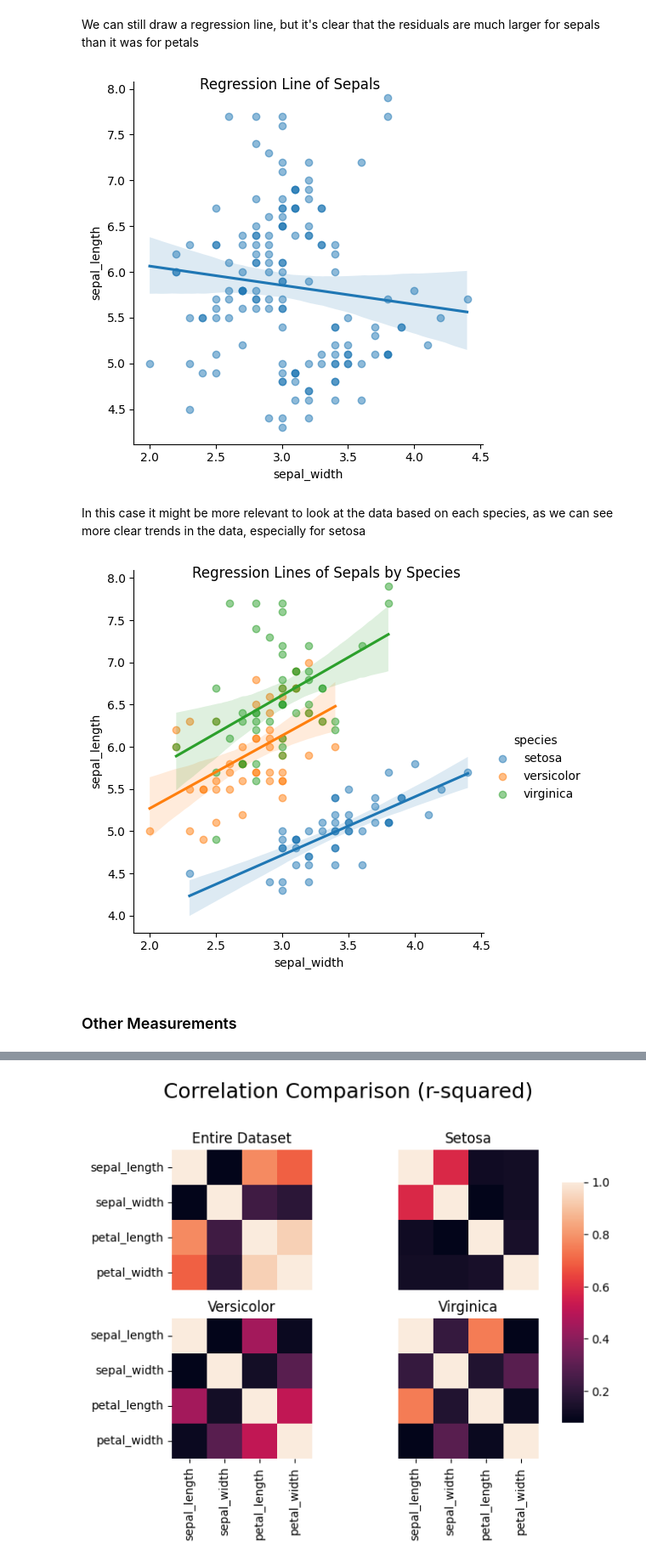
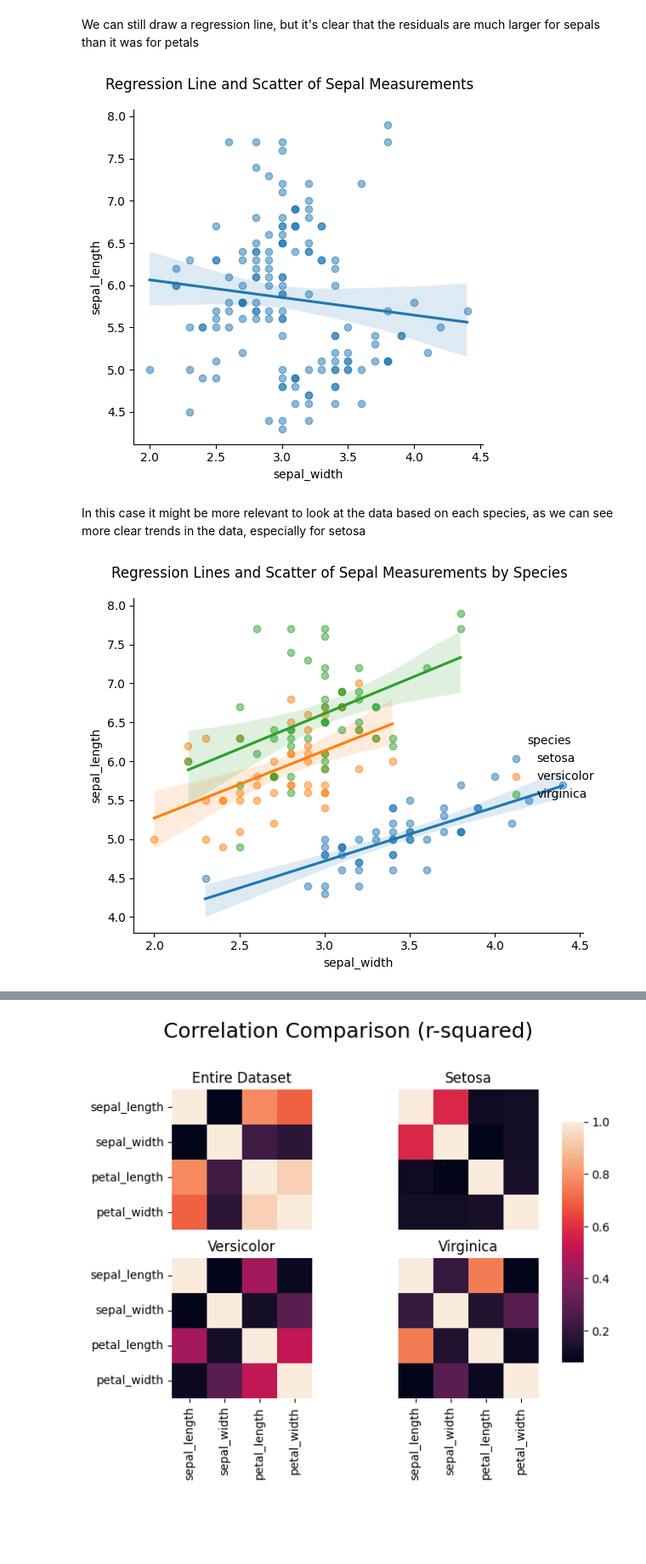
Before and after one commit to Andreas-Svensson/statistics, a Jupyter notebook: project/analysis.ipynb, the cells around one changed output, grey strips where cells are left out. Shown at 85% size. Saved outputs shown, nothing was run; the diff lists cells and outputs as text; code cells hidden in the pictures; blank space fills up the shorter version.

```diff
--- a/project/analysis.ipynb
+++ b/project/analysis.ipynb
@@ -168,20 +174,26 @@ sns.scatterplot(iris, x = "sepal_width", y = "sepal_length");
 # %% [markdown]
 We can still draw a regression line, but it's clear that the residuals are much larger for sepals than it was for petals
 # %%
+# plotting sepal width - length divided for entire dataset
+# setting alpha through scatter_kws to better show overlapping points
 sns.lmplot(iris, x = "sepal_width", y = "sepal_length", scatter_kws = dict(alpha = 0.5));
-plt.suptitle("Regression Line of Sepals")
+plt.suptitle("Regression Line and Scatter of Sepal Measurements")
 
-plt.savefig("assets/sepal_regression_scatter", bbox_inches = "tight")
+plt.tight_layout()
+
+# plt.savefig("assets/sepal_regression_scatter", bbox_inches = "tight")
 # %% [output]
-[figure, old version]
+[figure, new version]
 # %% [markdown]
 In this case it might be more relevant to look at the data based on each species, as we can see more clear trends in the data, especially for setosa
 # %%
+# plotting sepal width - length divided by species
+# setting alpha through scatter_kws to better show overlapping points
 sns.lmplot(iris, x = "sepal_width", y = "sepal_length", hue = "species", scatter_kws = dict(alpha = 0.5));
-plt.suptitle("Regression Lines of Sepals by Species")
+plt.suptitle("Regression Lines and Scatter of Sepal Measurements by Species")
 
-plt.savefig("assets/sepal_species_regression_scatter", bbox_inches = "tight")
+plt.tight_layout()
+
+# plt.savefig("assets/sepal_species_regression_scatter", bbox_inches = "tight")
 # %% [output]
-[figure, old version]
+[figure, new version]
-# %% [markdown]
-### Other Measurements
```
Also changed, not shown: parts of 25 cells of this notebook.
